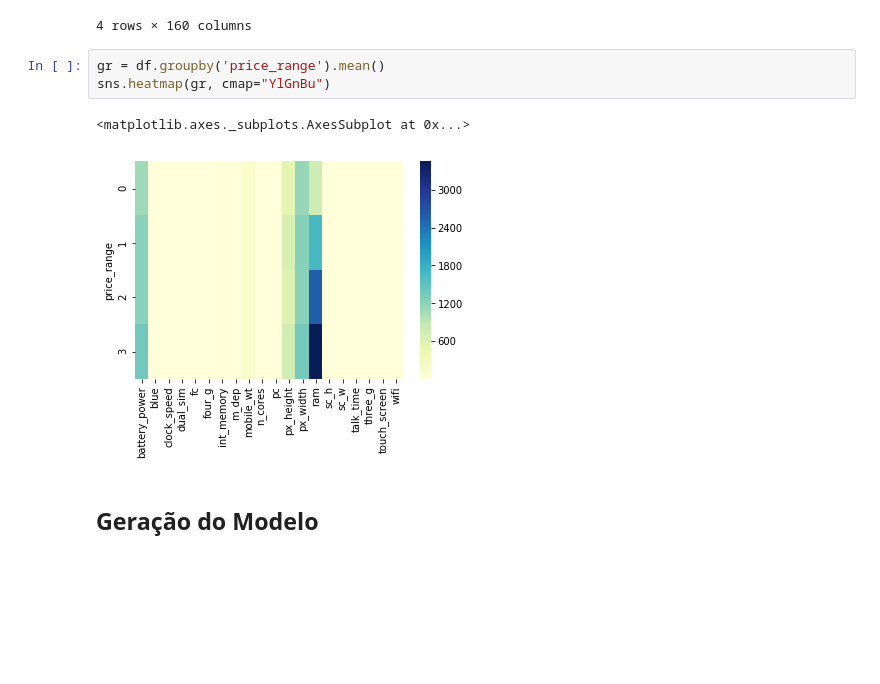
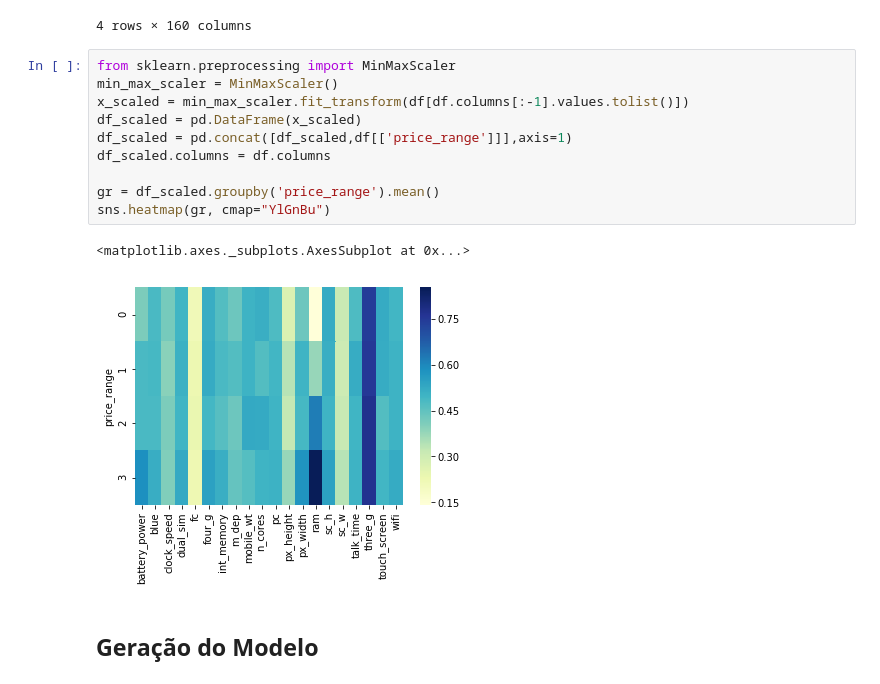
Before and after one commit to judaikawa/AI-Movile-Next, a Jupyter notebook: Aula 1/Aula 1 - Classificação.ipynb, the cells around one changed output. Cells and saved outputs as stored; diff of their text form; blank space fills up the shorter version.

```diff
--- a/Aula 1/Aula 1 - Classificação.ipynb
+++ b/Aula 1/Aula 1 - Classificação.ipynb
@@ -74,12 +70,19 @@ df.groupby('price_range').describe()
 | 2 | 500.0 | 1228.320 | 452.863065 | 501.0 | 816.50 | 1219.5 | 1635.75 | 1998.0 | 500.0 | 0.486 | ... |
 | 3 | 500.0 | 1379.984 | 414.992261 | 503.0 | 1034.75 | 1449.5 | 1733.50 | 1994.0 | 500.0 | 0.518 | ... |
 4 rows × 160 columns
-# %%
-gr = df.groupby('price_range').mean()
-sns.heatmap(gr, cmap="YlGnBu")
-# %% [output]
-<matplotlib.axes._subplots.AxesSubplot at 0x...>
-[figure, removed]
+# %%
+from sklearn.preprocessing import MinMaxScaler
+min_max_scaler = MinMaxScaler()
+x_scaled = min_max_scaler.fit_transform(df[df.columns[:-1].values.tolist()])
+df_scaled = pd.DataFrame(x_scaled)
+df_scaled = pd.concat([df_scaled,df[['price_range']]],axis=1)
+df_scaled.columns = df.columns
+
+gr = df_scaled.groupby('price_range').mean()
+sns.heatmap(gr, cmap="YlGnBu")
+# %% [output]
+<matplotlib.axes._subplots.AxesSubplot at 0x...>
+[figure, added]
 # %% [markdown]
 ## Geração do Modelo
 # %% [markdown]
```
Also changed, not shown: parts of 25 cells of this notebook.
